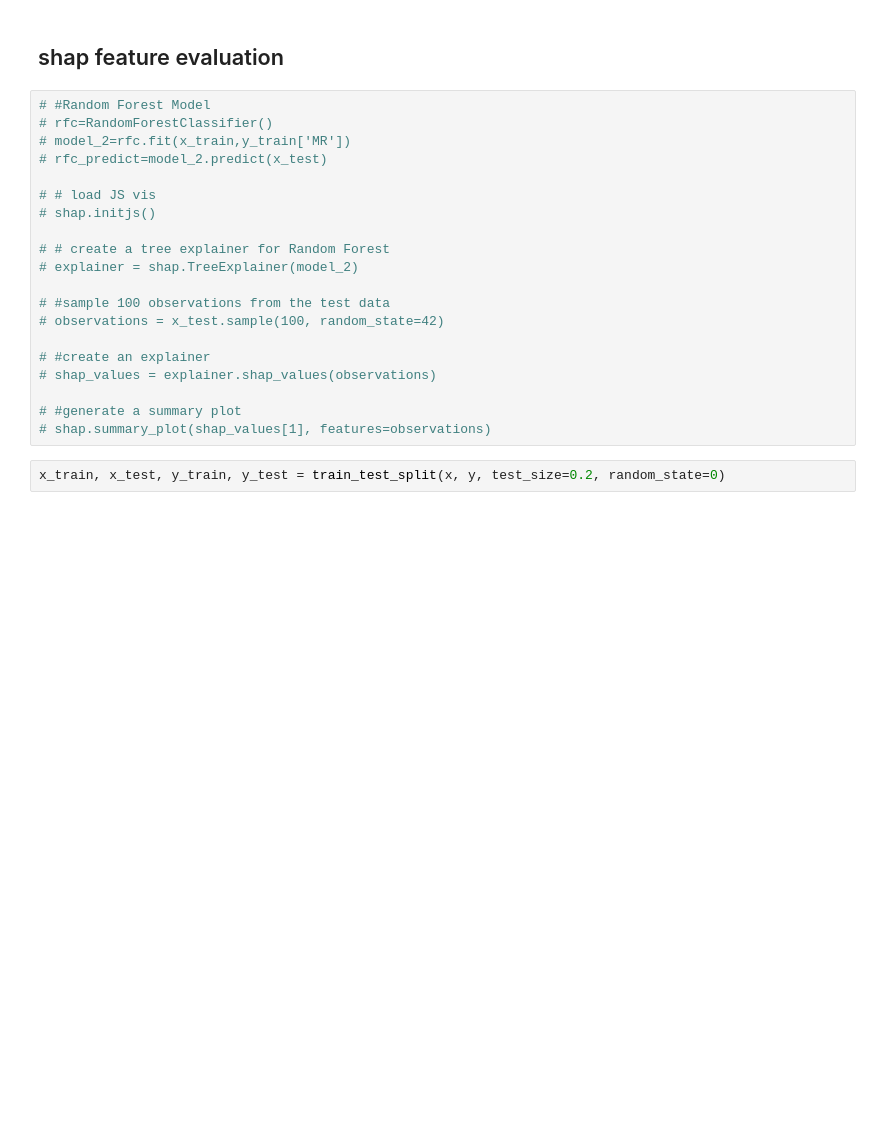
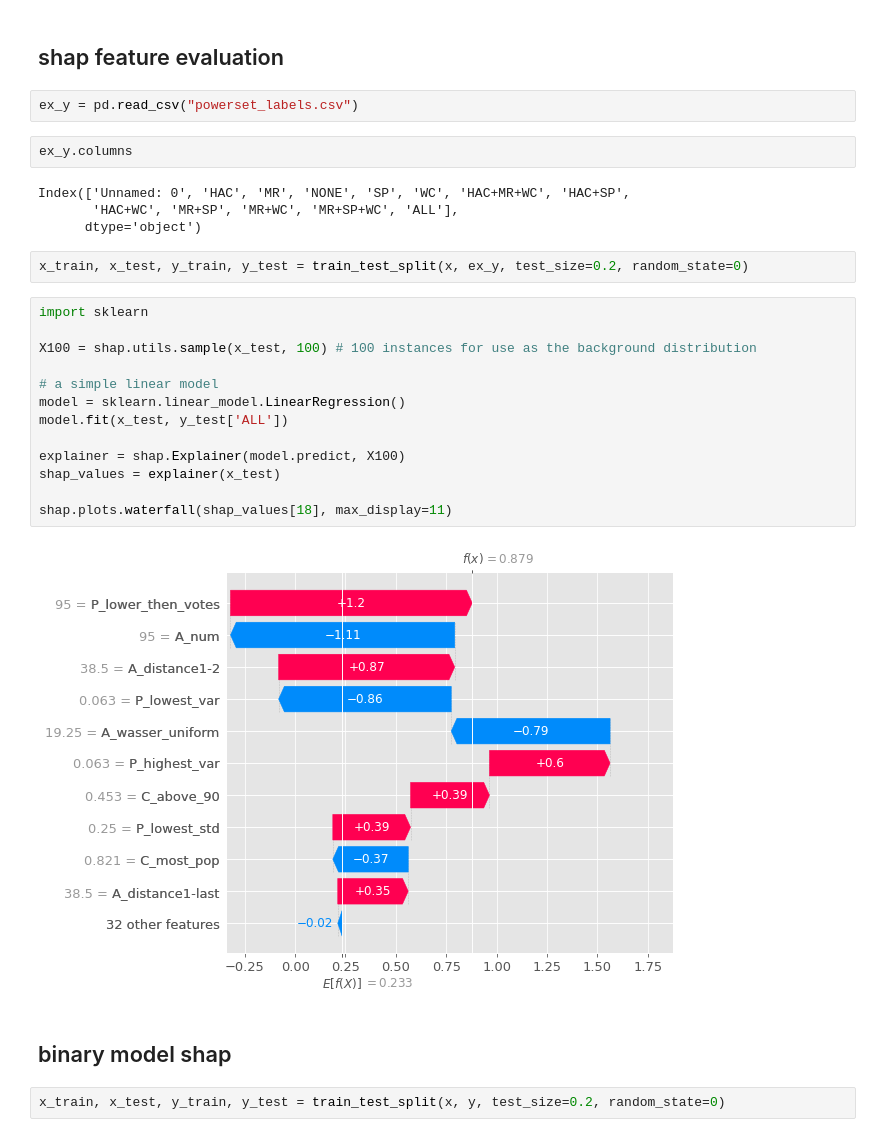
Before and after one commit to OrtalPa/Final_Project_SISE_BGU, a Jupyter notebook: ProjectFramework/Project_notebook.ipynb, the cells around one changed output. Cells and saved outputs as stored; diff of their text form; blank space fills up the shorter version.

Commit message:
shap for powerset label

```diff
--- a/ProjectFramework/Project_notebook.ipynb
+++ b/ProjectFramework/Project_notebook.ipynb
@@ -457,26 +397,33 @@ Accuracy['partial_2_k_b_BNB'] = MLpip.get_accuracy(p_results_k_b_bnb, y)
 Accuracy
 # %% [markdown]
 ## shap feature evaluation
-# %%
-# #Random Forest Model
-# rfc=RandomForestClassifier()
-# model_2=rfc.fit(x_train,y_train['MR'])
-# rfc_predict=model_2.predict(x_test)
-
-# # load JS vis
-# shap.initjs()
-
-# # create a tree explainer for Random Forest
-# explainer = shap.TreeExplainer(model_2)
-
-# #sample 100 observations from the test data
-# observations = x_test.sample(100, random_state=42)
-
-# #create an explainer
-# shap_values = explainer.shap_values(observations)
-
-# #generate a summary plot
-# shap.summary_plot(shap_values[1], features=observations)
+# %%
+ex_y = pd.read_csv("powerset_labels.csv")
+# %%
+ex_y.columns
+# %% [output]
+Index(['Unnamed: 0', 'HAC', 'MR', 'NONE', 'SP', 'WC', 'HAC+MR+WC', 'HAC+SP',
+       'HAC+WC', 'MR+SP', 'MR+WC', 'MR+SP+WC', 'ALL'],
+      dtype='object')
+# %%
+x_train, x_test, y_train, y_test = train_test_split(x, ex_y, test_size=0.2, random_state=0)
+# %%
+import sklearn
+
+X100 = shap.utils.sample(x_test, 100) # 100 instances for use as the background distribution
+
+# a simple linear model
+model = sklearn.linear_model.LinearRegression()
+model.fit(x_test, y_test['ALL'])
+
+explainer = shap.Explainer(model.predict, X100)
+shap_values = explainer(x_test)
+
+shap.plots.waterfall(shap_values[18], max_display=11)
+# %% [output]
+[figure, added]
+# %% [markdown]
+## binary model shap
 # %%
 x_train, x_test, y_train, y_test = train_test_split(x, y, test_size=0.2, random_state=0)
 # %%
```
Also changed, not shown: parts of 18 cells of this notebook, 1 other file.
